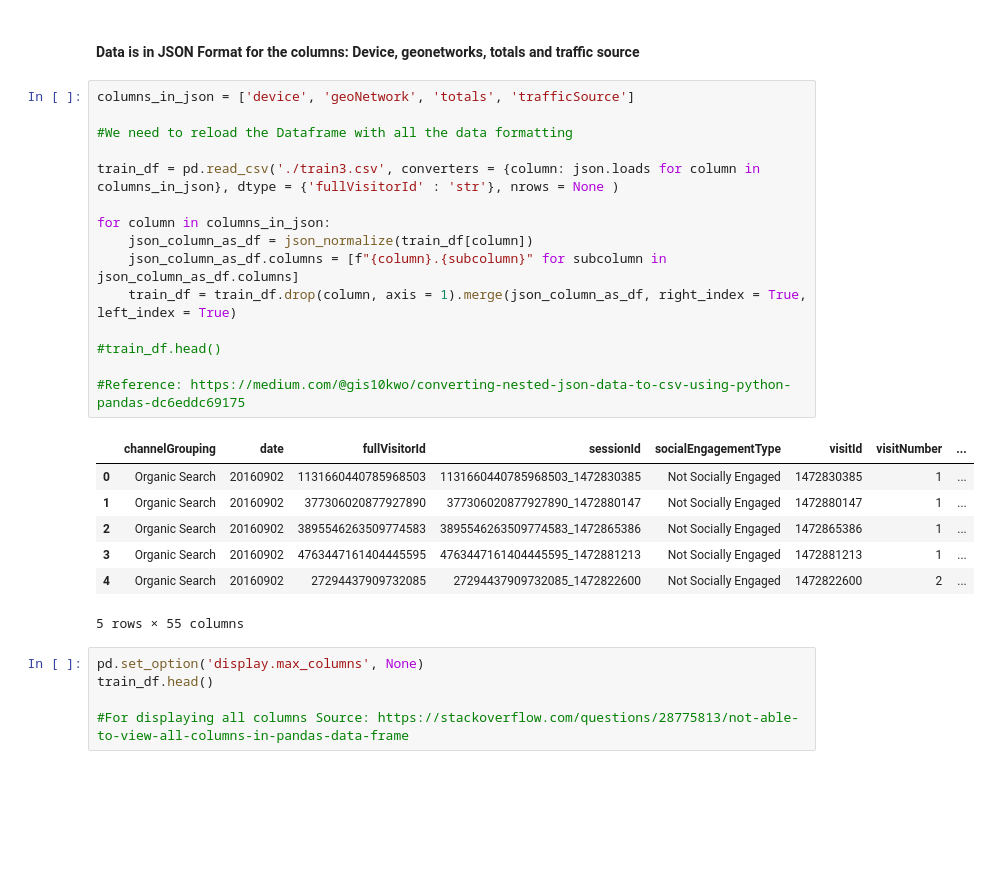
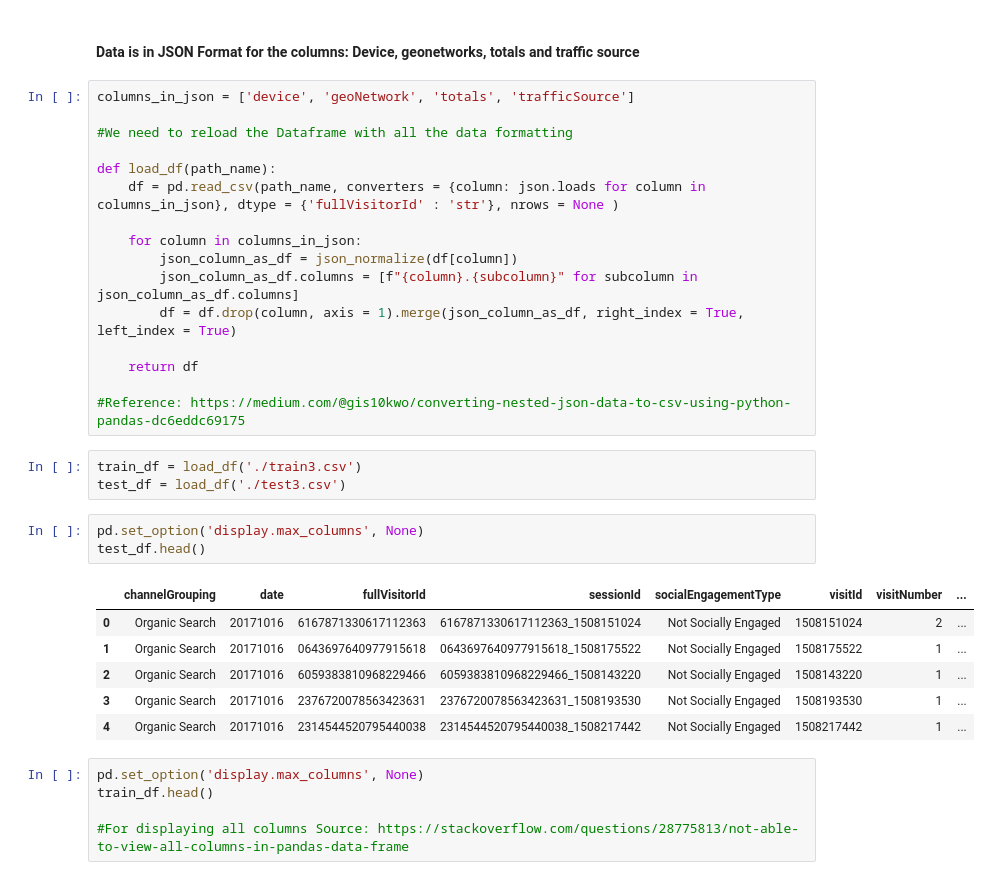
Before and after one commit to jaytorasakar8/Data-Science-Fundamentals, a Jupyter notebook: Homework 3/Customer Revenue Prediction - Kaggle.ipynb, the cells around one changed output. Saved outputs shown, nothing was run; the diff lists cells and outputs as text; blank space fills up the shorter version.

```diff
--- a/Homework 3/Customer Revenue Prediction - Kaggle.ipynb
+++ b/Homework 3/Customer Revenue Prediction - Kaggle.ipynb
@@ -49,24 +50,30 @@ columns_in_json = ['device', 'geoNetwork', 'totals', 'trafficSource']
 
 #We need to reload the Dataframe with all the data formatting
 
-train_df = pd.read_csv('./train3.csv', converters = {column: json.loads for column in columns_in_json}, dtype = {'fullVisitorId' : 'str'}, nrows = None )
+def load_df(path_name):
+    df = pd.read_csv(path_name, converters = {column: json.loads for column in columns_in_json}, dtype = {'fullVisitorId' : 'str'}, nrows = None )
 
-for column in columns_in_json:
-    json_column_as_df = json_normalize(train_df[column])
-    json_column_as_df.columns = [f"{column}.{subcolumn}" for subcolumn in json_column_as_df.columns]
-    train_df = train_df.drop(column, axis = 1).merge(json_column_as_df, right_index = True, left_index = True)
+    for column in columns_in_json:
+        json_column_as_df = json_normalize(df[column])
+        json_column_as_df.columns = [f"{column}.{subcolumn}" for subcolumn in json_column_as_df.columns]
+        df = df.drop(column, axis = 1).merge(json_column_as_df, right_index = True, left_index = True)
 
-#train_df.head()
+    return df
 
 #Reference: https://medium.com/@gis10kwo/converting-nested-json-data-to-csv-using-python-pandas-dc6eddc69175
-# %% [output]
-|  | channelGrouping | date | fullVisitorId | sessionId | socialEngagementType | visitId | visitNumber | ... |
-| 0 | Organic Search | 20160902 | 1131660440785968503 | 1131660440785968503_1472830385 | Not Socially Engaged | 1472830385 | 1 | ... |
-| 1 | Organic Search | 20160902 | 377306020877927890 | 377306020877927890_1472880147 | Not Socially Engaged | 1472880147 | 1 | ... |
-| 2 | Organic Search | 20160902 | 3895546263509774583 | 3895546263509774583_1472865386 | Not Socially Engaged | 1472865386 | 1 | ... |
-| 3 | Organic Search | 20160902 | 4763447161404445595 | 4763447161404445595_1472881213 | Not Socially Engaged | 1472881213 | 1 | ... |
-| 4 | Organic Search | 20160902 | 27294437909732085 | 27294437909732085_1472822600 | Not Socially Engaged | 1472822600 | 2 | ... |
-5 rows × 55 columns
+# %%
+train_df = load_df('./train3.csv')
+test_df = load_df('./test3.csv')
+# %%
+pd.set_option('display.max_columns', None)
+test_df.head()
+# %% [output]
+|  | channelGrouping | date | fullVisitorId | sessionId | socialEngagementType | visitId | visitNumber | ... |
+| 0 | Organic Search | 20171016 | 6167871330617112363 | 6167871330617112363_1508151024 | Not Socially Engaged | 1508151024 | 2 | ... |
+| 1 | Organic Search | 20171016 | 0643697640977915618 | 0643697640977915618_1508175522 | Not Socially Engaged | 1508175522 | 1 | ... |
+| 2 | Organic Search | 20171016 | 6059383810968229466 | 6059383810968229466_1508143220 | Not Socially Engaged | 1508143220 | 1 | ... |
+| 3 | Organic Search | 20171016 | 2376720078563423631 | 2376720078563423631_1508193530 | Not Socially Engaged | 1508193530 | 1 | ... |
+| 4 | Organic Search | 20171016 | 2314544520795440038 | 2314544520795440038_1508217442 | Not Socially Engaged | 1508217442 | 1 | ... |
 # %%
 pd.set_option('display.max_columns', None)
 train_df.head()
```
Also changed, not shown: parts of 8 cells of this notebook.
